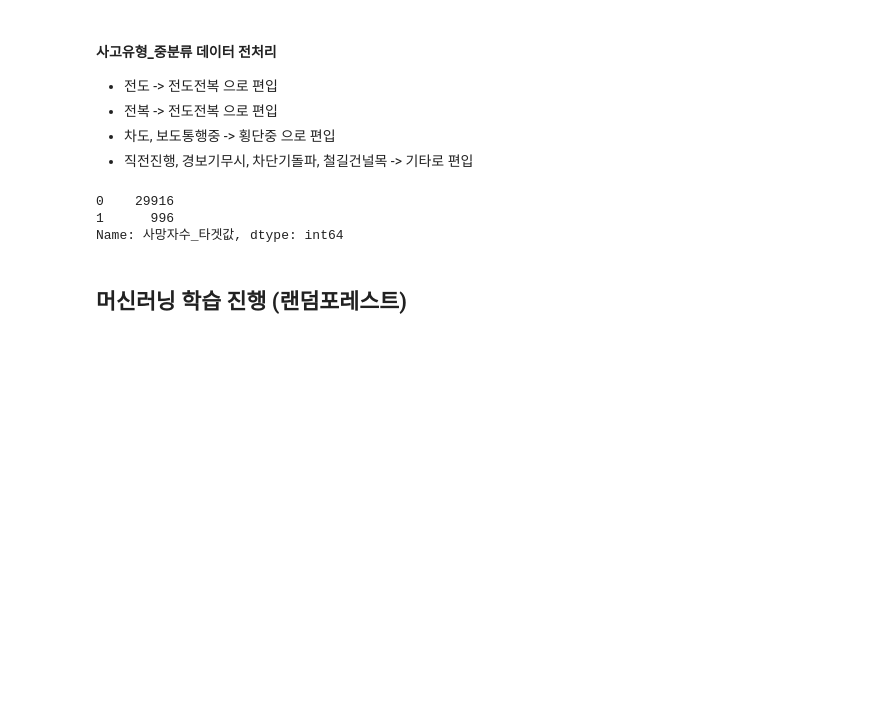
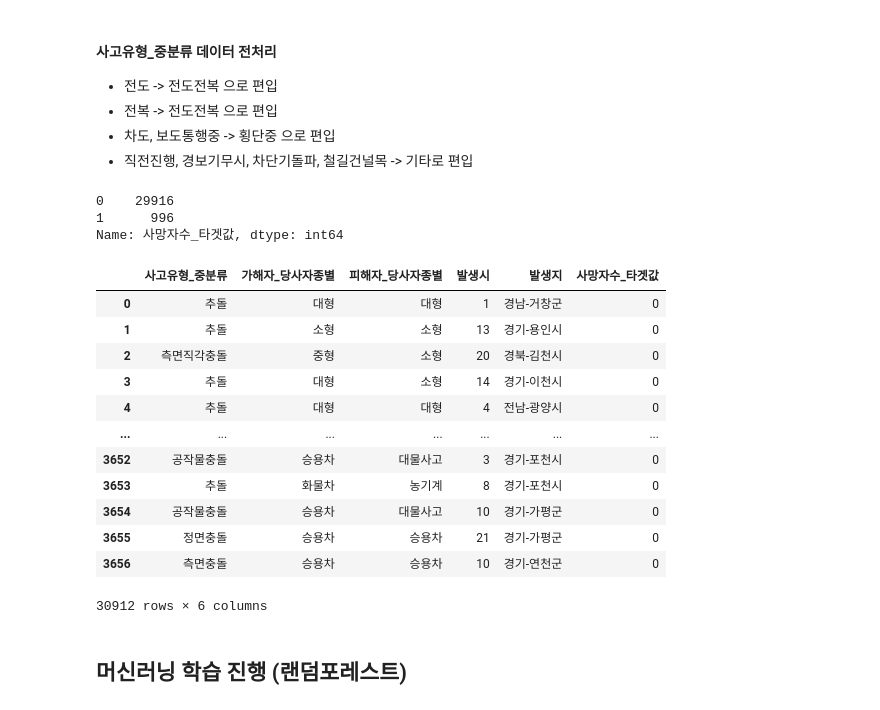
Before and after one commit to TaewoongKong/til_code_share, a Jupyter notebook: 전국교통사망사고 데이터 머신러닝 예측 (분류).ipynb, the cells around one changed output. Cells and saved outputs as stored; diff of their text form; code cells hidden in the pictures; blank space fills up the shorter version.

```diff
--- a/전국교통사망사고 데이터 머신러닝 예측 (분류).ipynb
+++ b/전국교통사망사고 데이터 머신러닝 예측 (분류).ipynb
@@ -185,3 +185,19 @@ car_acc_ftr['사망자수_타겟값'].value_counts()
 0    29916
 1      996
 Name: 사망자수_타겟값, dtype: int64
+# %%
+car_acc_ftr
+# %% [output]
+|  | 사고유형_중분류 | 가해자_당사자종별 | 피해자_당사자종별 | 발생시 | 발생지 | 사망자수_타겟값 |
+| 0 | 추돌 | 대형 | 대형 | 1 | 경남-거창군 | 0 |
+| 1 | 추돌 | 소형 | 소형 | 13 | 경기-용인시 | 0 |
+| 2 | 측면직각충돌 | 중형 | 소형 | 20 | 경북-김천시 | 0 |
+| 3 | 추돌 | 대형 | 소형 | 14 | 경기-이천시 | 0 |
+| 4 | 추돌 | 대형 | 대형 | 4 | 전남-광양시 | 0 |
+| ... | ... | ... | ... | ... | ... | ... |
+| 3652 | 공작물충돌 | 승용차 | 대물사고 | 3 | 경기-포천시 | 0 |
+| 3653 | 추돌 | 화물차 | 농기계 | 8 | 경기-포천시 | 0 |
+| 3654 | 공작물충돌 | 승용차 | 대물사고 | 10 | 경기-가평군 | 0 |
+| 3655 | 정면충돌 | 승용차 | 승용차 | 21 | 경기-가평군 | 0 |
+| 3656 | 측면충돌 | 승용차 | 승용차 | 10 | 경기-연천군 | 0 |
+30912 rows × 6 columns
```
Also changed, not shown: parts of 25 cells of this notebook.
